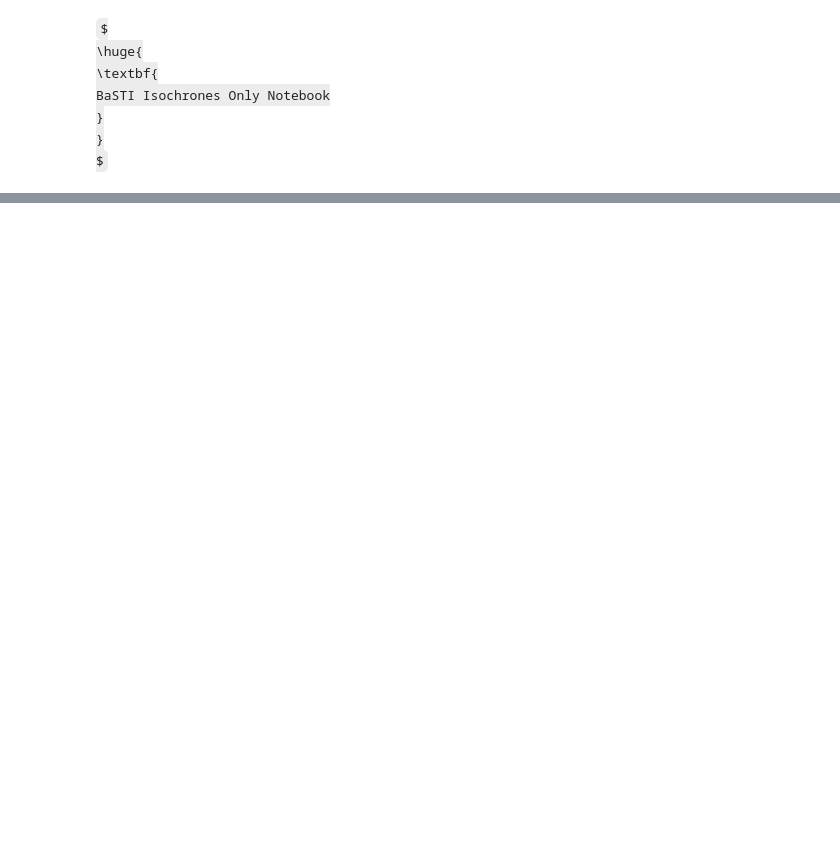
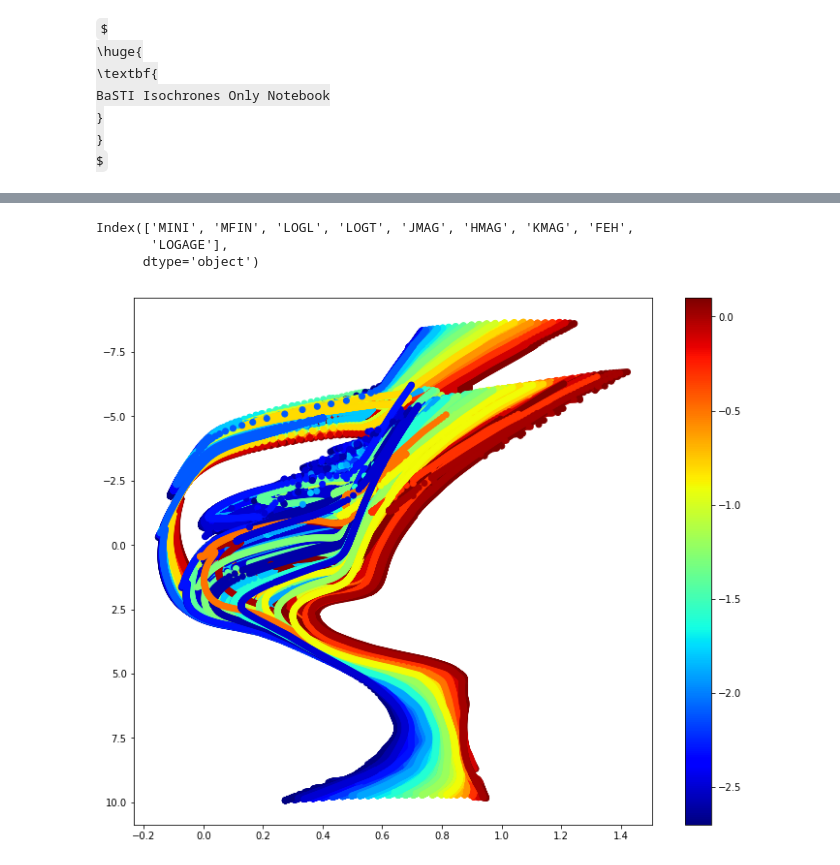
Before and after one commit to JoshuaPovick/Magellanic_Ages, a Jupyter notebook: BaSTI_only.ipynb, the cells around one changed output, grey strips where cells are left out. Drawn from its saved outputs; the diff is of its cells as text; code cells hidden in the pictures; some formulas as TeX source; blank space fills up the shorter version.

```diff
--- a/BaSTI_only.ipynb
+++ b/BaSTI_only.ipynb
@@ -125,4 +125,5 @@ for i, fname in enumerate(datfiles):
         df.to_csv(output_file, mode = 'a+', index = False, header = False)
 # %%
 #Read in dat file
-basti = pd.read_csv('/Users/joshpovick/Desktop/Research/Magellanic_Ages/BaSTI/basti_monarch.dat')
+basti = pd.read_csv('/Users/joshpovick/Desktop/Research/Magellanic_Ages/basti_monarch.dat')
+tbasti = Table.from_pandas(basti)
@@ -139,0 +141,14 @@ plt.show()
+# %%
+basti.columns
+# %% [output]
+Index(['MINI', 'MFIN', 'LOGL', 'LOGT', 'JMAG', 'HMAG', 'KMAG', 'FEH',
+       'LOGAGE'],
+      dtype='object')
+# %%
+plt.figure(figsize=[12,10])
+plt.scatter(basti['JMAG']-basti['KMAG'],basti['HMAG'],c=basti['FEH'],cmap='jet')
+plt.gca().invert_yaxis()
+plt.colorbar()
+plt.show()
+# %% [output]
+[figure, added]
```
Also changed, not shown: parts of 6 cells of this notebook.
